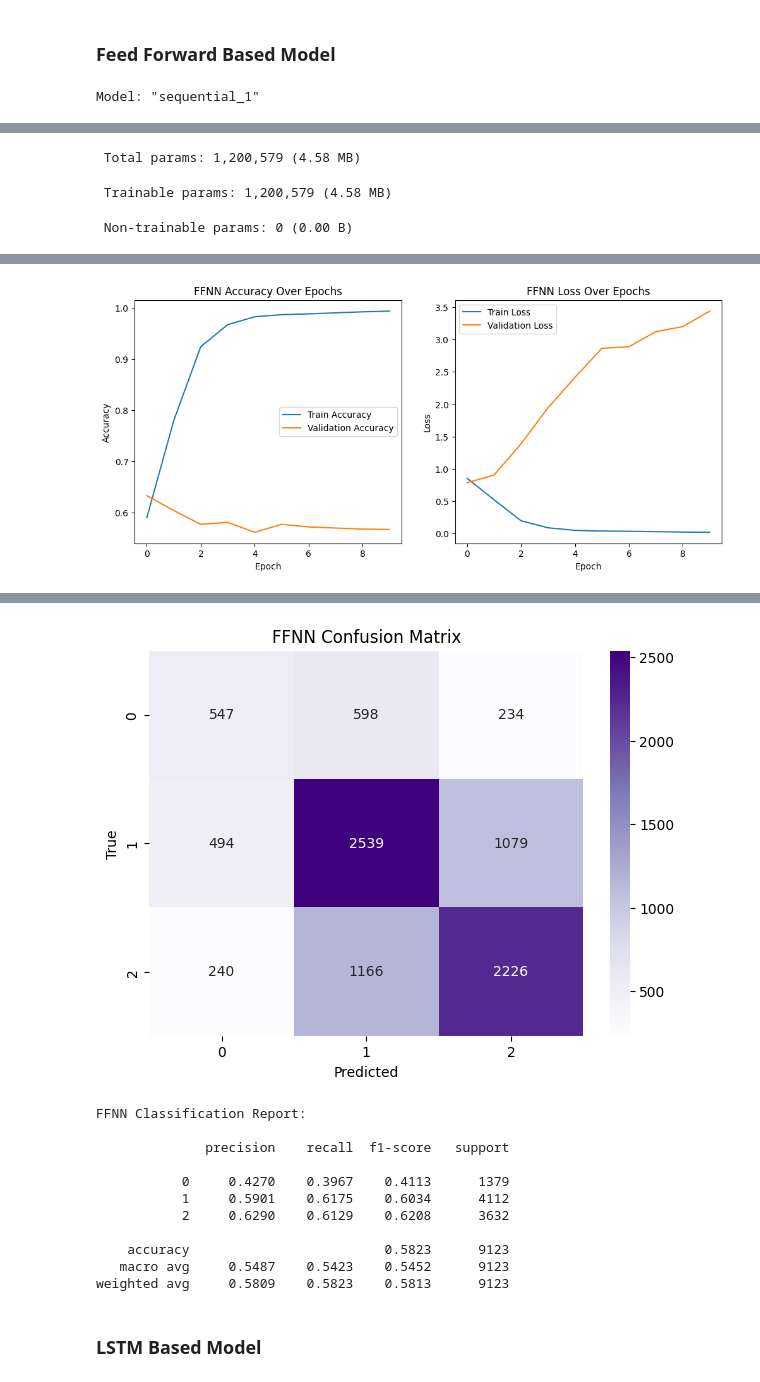
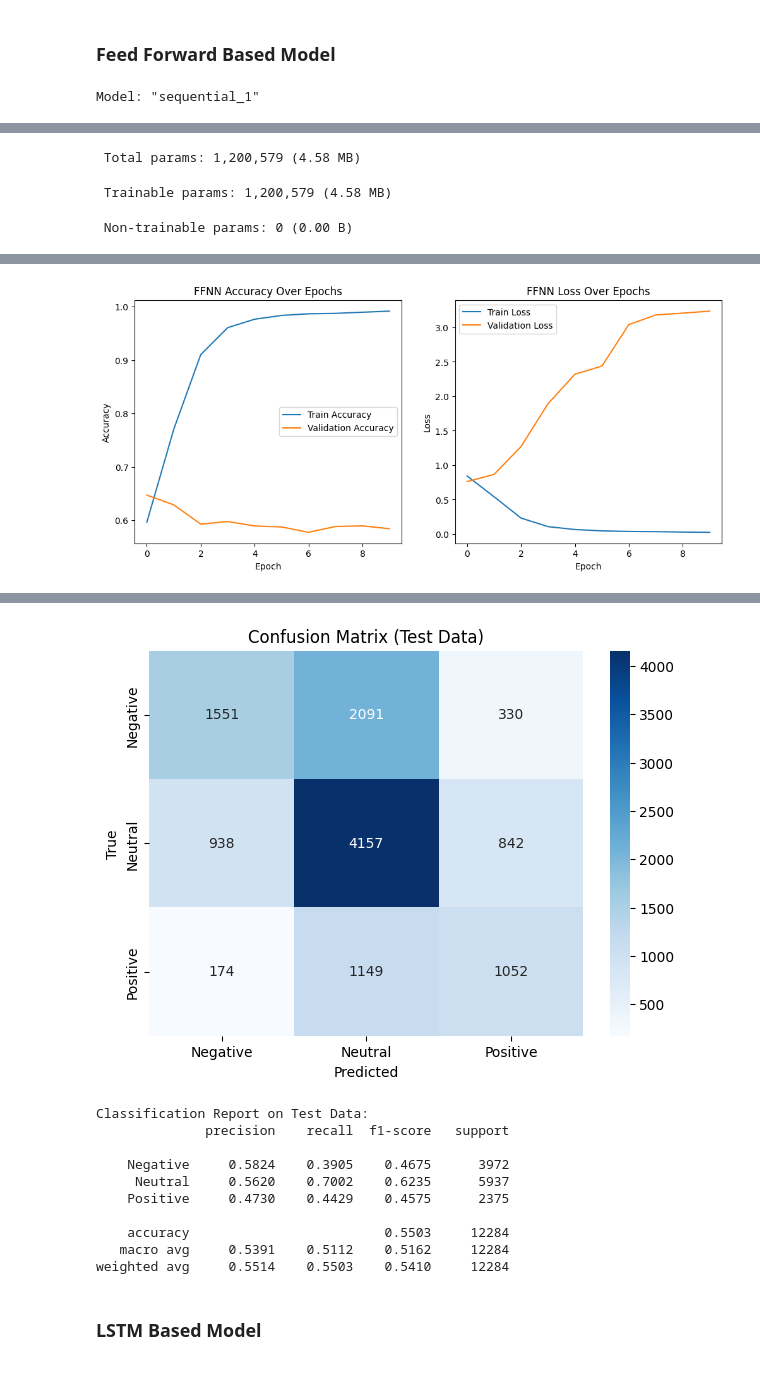
Before and after one commit to IEEE-ALEXSB-SW-TEAM/Machine-Learning-Bootcamp, a Jupyter notebook: S06-CNNs & RNNs/NLP.ipynb, the cells around one changed output, grey strips where cells are left out. Cells and saved outputs as stored; diff of their text form; code cells hidden in the pictures.

```diff
--- a/S06-CNNs & RNNs/NLP.ipynb
+++ b/S06-CNNs & RNNs/NLP.ipynb
@@ -116,6 +121,8 @@ def clean_text(text):
     return " ".join(tokens)
 
 
-df['clean_text'] = df['text'].apply(clean_text)
+# Apply cleaning
+df_train['clean_text'] = df_train['text'].apply(clean_text)
+df_test['clean_text'] = df_test['text'].apply(clean_text)
 # %% [output]
 [nltk_data] Downloading package punkt to /root/nltk_data...
@@ -189,3 +201,22 @@ y_test_cat = to_categorical(y_test, num_classes=3)
+# %%
+def test_model(model, X_test, y_test_cat, class_names=['Negative','Neutral','Positive']):
+    y_pred_probs = model.predict(X_test)
+    y_pred = np.argmax(y_pred_probs, axis=1)
+    y_true = np.argmax(y_test_cat, axis=1)
+
+    # Confusion Matrix
+    conf_mat = confusion_matrix(y_true, y_pred)
+    plt.figure(figsize=(7,5))
+    sns.heatmap(conf_mat, annot=True, fmt='d', cmap='Blues',
+                xticklabels=class_names, yticklabels=class_names)
+    plt.title('Confusion Matrix (Test Data)')
+    plt.xlabel('Predicted')
+    plt.ylabel('True')
+    plt.show()
+
+    # Classification Report
+    print("Classification Report on Test Data:")
+    print(classification_report(y_true, y_pred, digits=4, target_names=class_names))
 # %% [markdown]
 ### RNN Based Model
 # %%
@@ -335,14 +349,14 @@ ffnn_model.compile(loss='categorical_crossentropy', optimizer='adam', metrics=['
 ffnn_model.build(input_shape=(None, max_length))
 ffnn_model.summary()
 
-# Training the model
 history_ffnn = ffnn_model.fit(
     X_train_pad, y_train_cat,
     epochs=10,
     batch_size=32,
-    validation_split=0.2,
+    validation_data=(X_val_pad, y_val_cat),
     verbose=1
 )
+
 
 # Plot Training Curves
 plt.figure(figsize=(12,5))
@@ -367,24 +381,8 @@ plt.legend()
 
 plt.show()
 
-# Testing model
-y_pred_probs_ffnn = ffnn_model.predict(X_test_pad)
-y_pred_ffnn = np.argmax(y_pred_probs_ffnn, axis=1)
-y_true_ffnn = np.argmax(y_test_cat, axis=1)
 
-# Confusion Matrix
-conf_mat_ffnn = confusion_matrix(y_true_ffnn, y_pred_ffnn)
-
-plt.figure(figsize=(7,5))
-sns.heatmap(conf_mat_ffnn, annot=True, fmt='d', cmap='Purples')
-plt.title('FFNN Confusion Matrix')
-plt.xlabel('Predicted')
-plt.ylabel('True')
-plt.show()
-
-# Classification Report
-print("FFNN Classification Report:\n")
-print(classification_report(y_true_ffnn, y_pred_ffnn, digits=4))
+test_model(ffnn_model, X_test_pad, y_test_cat)
 # %% [output]
 Model: "sequential_1"
 ┏━━━━━━━━━━━━━━━━━━━━━━━━━━━━━━━━━┳━━━━━━━━━━━━━━━━━━━━━━━━┳━━━━━━━━━━━━━━━┓
@@ -426 +424 @@ Epoch 10/10
-[figure, old version]
+[figure, new version]
@@ -428,15 +426,14 @@ Epoch 10/10
-[figure, old version]
+[figure, new version]
-FFNN Classification Report:
-
+Classification Report on Test Data:
               precision    recall  f1-score   support
 
-           0     0.4270    0.3967    0.4113      1379
-           1     0.5901    0.6175    0.6034      4112
-           2     0.6290    0.6129    0.6208      3632
+    Negative     0.5824    0.3905    0.4675      3972
+     Neutral     0.5620    0.7002    0.6235      5937
+    Positive     0.4730    0.4429    0.4575      2375
 
-    accuracy                         0.5823      9123
-   macro avg     0.5487    0.5423    0.5452      9123
-weighted avg     0.5809    0.5823    0.5813      9123
+    accuracy                         0.5503     12284
+   macro avg     0.5391    0.5112    0.5162     12284
+weighted avg     0.5514    0.5503    0.5410     12284
 # %% [markdown]
 ### LSTM Based Model
 # %%
```
Also changed, not shown: parts of 17 cells of this notebook, 1 other file.
